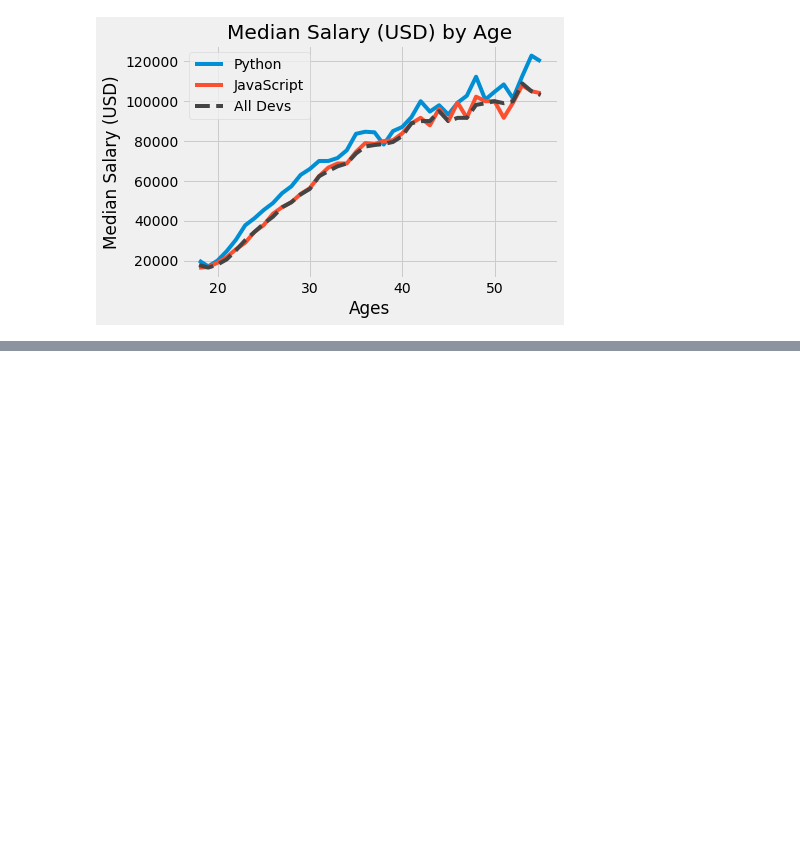
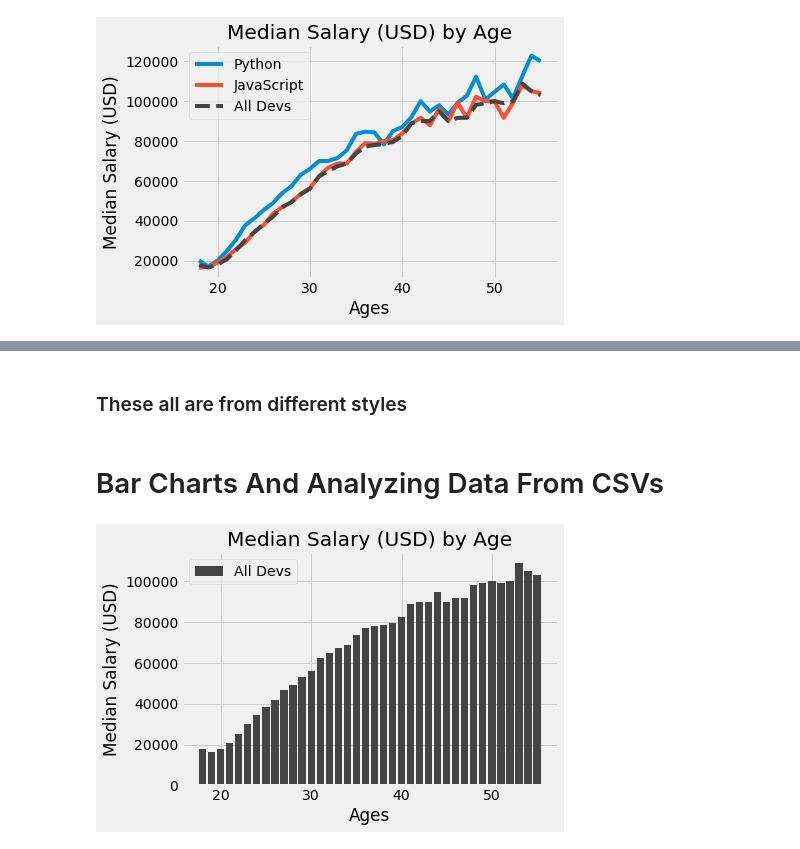
Before and after one commit to Hamza-Tahirr/Matplotlib-, a Jupyter notebook: MATPLOTLIB PLOTS AND CHARTS.ipynb, the cells around one changed output, grey strips where cells are left out. Saved outputs shown, nothing was run; the diff lists cells and outputs as text; code cells hidden in the pictures; blank space fills up the shorter version.

```diff
--- a/MATPLOTLIB PLOTS AND CHARTS.ipynb
+++ b/MATPLOTLIB PLOTS AND CHARTS.ipynb
@@ -116,0 +119,25 @@ plt.show()
+# %% [markdown]
+### These all are from different styles
+# %% [markdown]
+# Bar Charts And Analyzing Data From CSVs
+# %%
+plt.style.use('fivethirtyeight')
+ages_x = [18, 19, 20, 21, 22, 23, 24, 25, 26, 27, 28, 29, 30, 31, 32, 33, 34, 35,
+          36, 37, 38, 39, 40, 41, 42, 43, 44, 45, 46, 47, 48, 49, 50, 51, 52, 53, 54, 55]
+
+dev_y = [17784, 16500, 18012, 20628, 25206, 30252, 34368, 38496, 42000, 46752, 49320, 53200, 56000, 62316, 64928, 67317, 68748, 73752, 77232,
+         78000, 78508, 79536, 82488, 88935, 90000, 90056, 95000, 90000, 91633, 91660, 98150, 98964, 100000, 98988, 100000, 108923, 105000, 103117]
+plt.bar(ages_x, dev_y, color='#444444', label='All Devs')
+
+
+
+plt.xlabel('Ages')
+plt.ylabel('Median Salary (USD)')
+plt.title('Median Salary (USD) by Age')
+
+plt.legend()
+
+
+plt.show()
+# %% [output]
+[figure, added]
```
Also changed, not shown: parts of 5 cells of this notebook.
